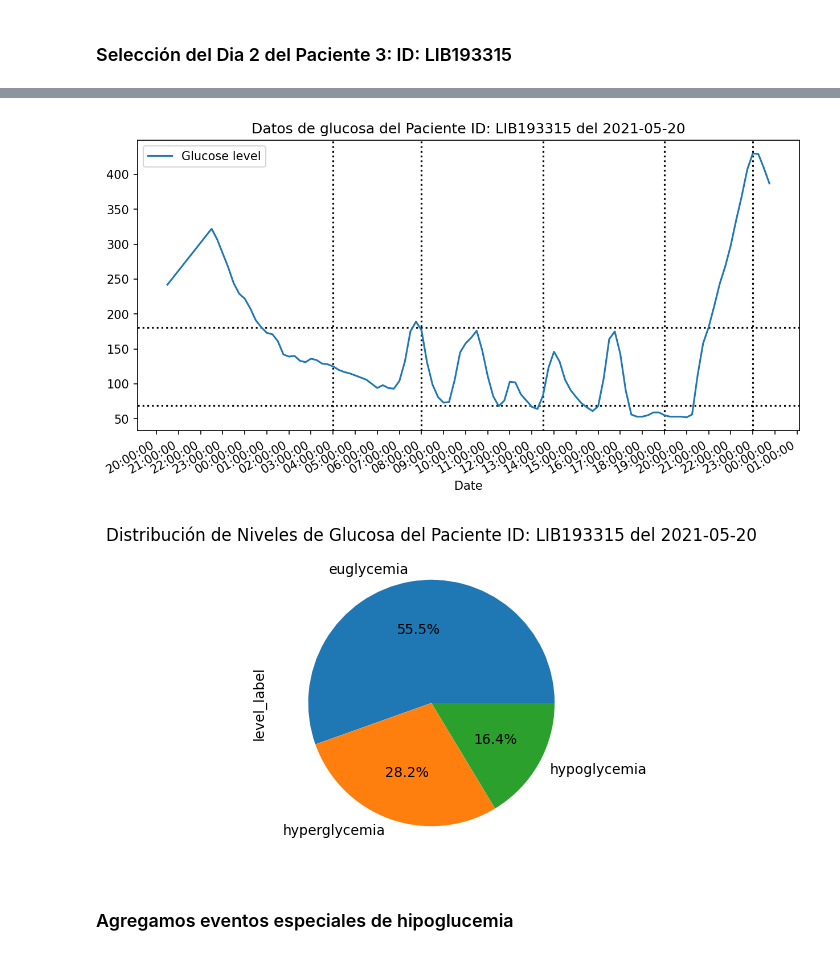
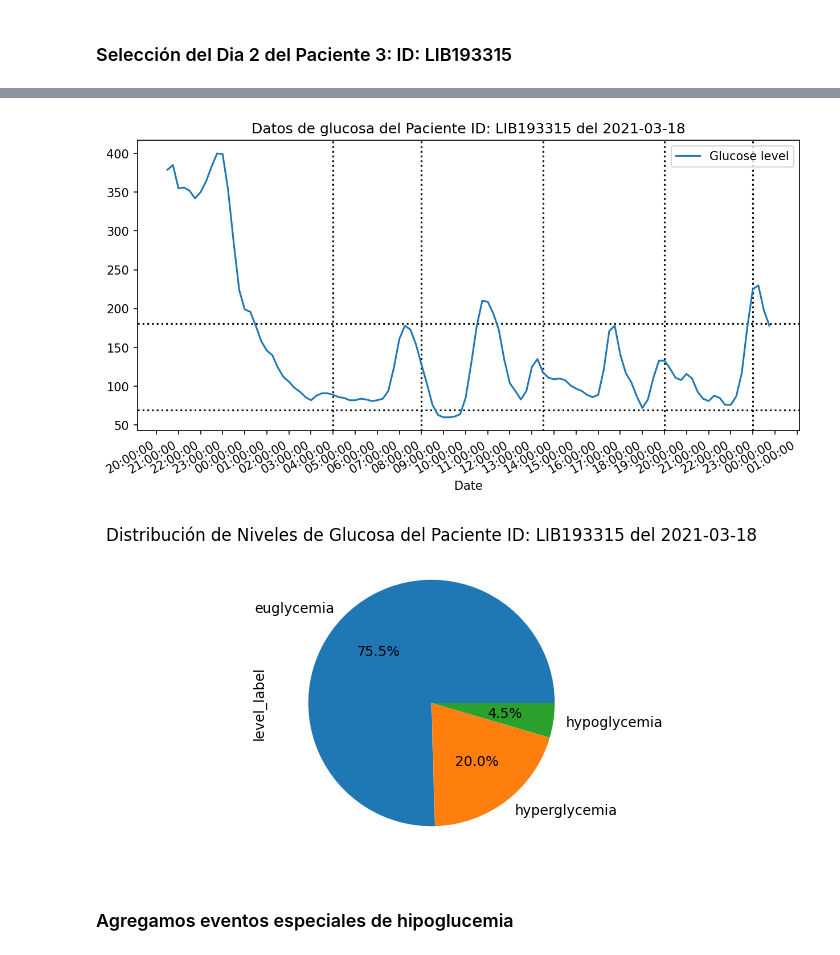
Before and after one commit to wmhr28/tfm-forecasting-glucose, a Jupyter notebook: 3.- Seleccionar los pacientes para evaluación.ipynb, the cells around one changed output, grey strips where cells are left out. Drawn from its saved outputs; the diff is of its cells as text; code cells hidden in the pictures.

```diff
--- a/3.- Seleccionar los pacientes para evaluación.ipynb
+++ b/3.- Seleccionar los pacientes para evaluación.ipynb
@@ -803,7 +803,7 @@ especialesP3.append('2021-03-12 22:00:00')
 # %% [markdown]
 ### Selección del Dia 2 del Paciente 3: ID: LIB193315
 # %%
-dateObj='2021-05-20'
+dateObj='2021-03-18'
 diasP3.append(dateObj)
 
 ObjRangeDateStart=dateObj+' 04:00:00';
@@ -823,5 +823,5 @@ Rango Fin Objetivo   : 2021-05-20 23:59:59
-[figure, old version]
+[figure, new version]
-[figure, old version]
+[figure, new version]
 # %% [markdown]
 ### Agregamos eventos especiales de hipoglucemia
 # %%
```
Also changed, not shown: parts of 42 cells of this notebook, 16 other files.
